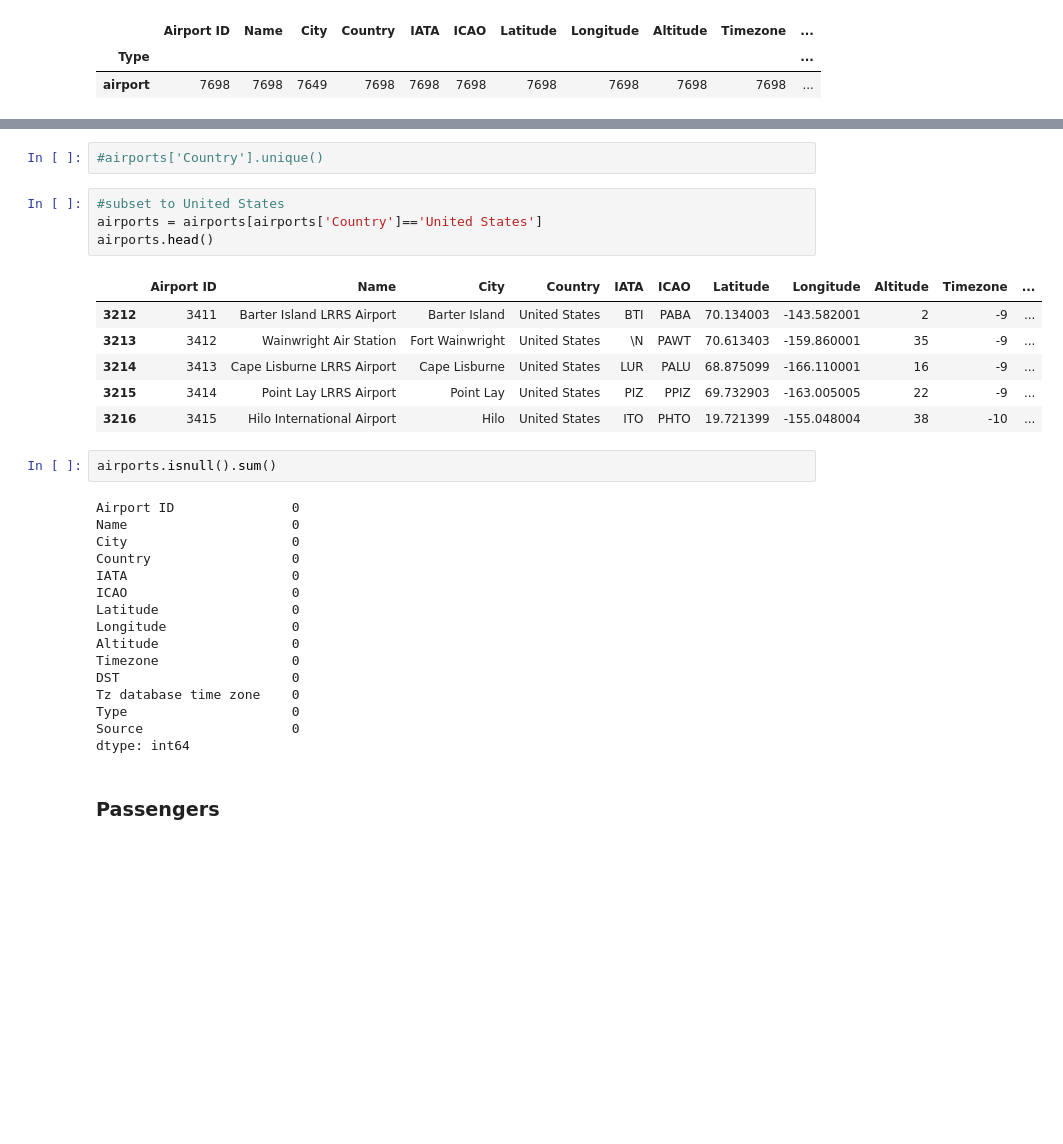
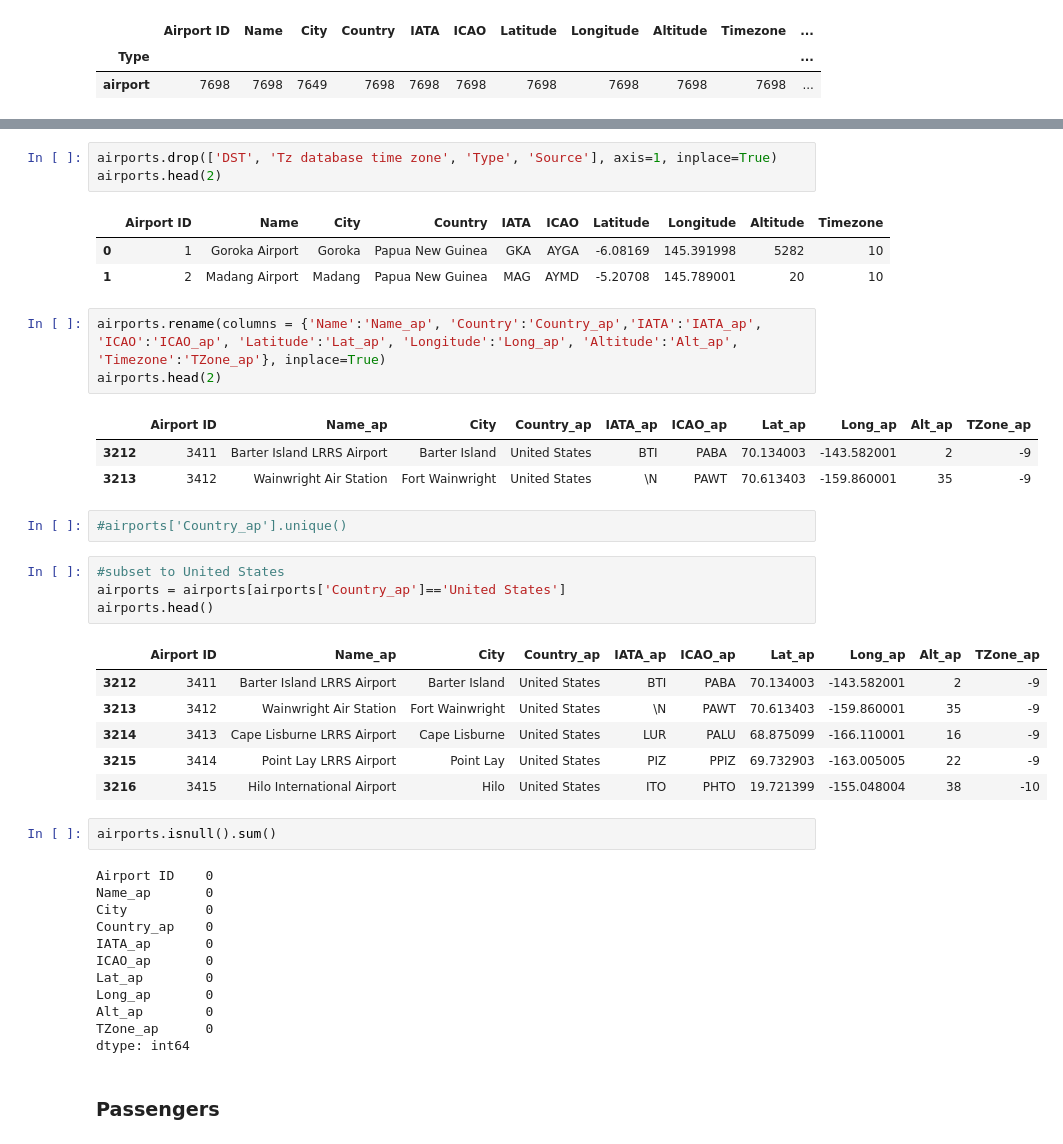
Before and after one commit to scottschriver/NSS_Capstone, a Jupyter notebook: Notebooks/Flight_delays.ipynb, the cells around one changed output, grey strips where cells are left out. Saved outputs shown, nothing was run; the diff lists cells and outputs as text; blank space fills up the shorter version.

```diff
--- a/Notebooks/Flight_delays.ipynb
+++ b/Notebooks/Flight_delays.ipynb
@@ -126,33 +143,43 @@ airports.groupby(['Type']).count()
+# %%
+airports.drop(['DST', 'Tz database time zone', 'Type', 'Source'], axis=1, inplace=True)
+airports.head(2)
+# %% [output]
+|  | Airport ID | Name | City | Country | IATA | ICAO | Latitude | Longitude | Altitude | Timezone |
+| 0 | 1 | Goroka Airport | Goroka | Papua New Guinea | GKA | AYGA | -6.08169 | 145.391998 | 5282 | 10 |
+| 1 | 2 | Madang Airport | Madang | Papua New Guinea | MAG | AYMD | -5.20708 | 145.789001 | 20 | 10 |
+# %%
+airports.rename(columns = {'Name':'Name_ap', 'Country':'Country_ap','IATA':'IATA_ap', 'ICAO':'ICAO_ap', 'Latitude':'Lat_ap', 'Longitude':'Long_ap', 'Altitude':'Alt_ap', 'Timezone':'TZone_ap'}, inplace=True)
+airports.head(2)
+# %% [output]
+|  | Airport ID | Name_ap | City | Country_ap | IATA_ap | ICAO_ap | Lat_ap | Long_ap | Alt_ap | TZone_ap |
+| 3212 | 3411 | Barter Island LRRS Airport | Barter Island | United States | BTI | PABA | 70.134003 | -143.582001 | 2 | -9 |
+| 3213 | 3412 | Wainwright Air Station | Fort Wainwright | United States | \N | PAWT | 70.613403 | -159.860001 | 35 | -9 |
 # %%
-#airports['Country'].unique()
+#airports['Country_ap'].unique()
 # %%
 #subset to United States
-airports = airports[airports['Country']=='United States']
+airports = airports[airports['Country_ap']=='United States']
 airports.head()
 # %% [output]
-|  | Airport ID | Name | City | Country | IATA | ICAO | Latitude | Longitude | Altitude | Timezone | ... |
-| 3212 | 3411 | Barter Island LRRS Airport | Barter Island | United States | BTI | PABA | 70.134003 | -143.582001 | 2 | -9 | ... |
-| 3213 | 3412 | Wainwright Air Station | Fort Wainwright | United States | \N | PAWT | 70.613403 | -159.860001 | 35 | -9 | ... |
-| 3214 | 3413 | Cape Lisburne LRRS Airport | Cape Lisburne | United States | LUR | PALU | 68.875099 | -166.110001 | 16 | -9 | ... |
-| 3215 | 3414 | Point Lay LRRS Airport | Point Lay | United States | PIZ | PPIZ | 69.732903 | -163.005005 | 22 | -9 | ... |
-| 3216 | 3415 | Hilo International Airport | Hilo | United States | ITO | PHTO | 19.721399 | -155.048004 | 38 | -10 | ... |
+|  | Airport ID | Name_ap | City | Country_ap | IATA_ap | ICAO_ap | Lat_ap | Long_ap | Alt_ap | TZone_ap |
+| 3212 | 3411 | Barter Island LRRS Airport | Barter Island | United States | BTI | PABA | 70.134003 | -143.582001 | 2 | -9 |
+| 3213 | 3412 | Wainwright Air Station | Fort Wainwright | United States | \N | PAWT | 70.613403 | -159.860001 | 35 | -9 |
+| 3214 | 3413 | Cape Lisburne LRRS Airport | Cape Lisburne | United States | LUR | PALU | 68.875099 | -166.110001 | 16 | -9 |
+| 3215 | 3414 | Point Lay LRRS Airport | Point Lay | United States | PIZ | PPIZ | 69.732903 | -163.005005 | 22 | -9 |
+| 3216 | 3415 | Hilo International Airport | Hilo | United States | ITO | PHTO | 19.721399 | -155.048004 | 38 | -10 |
 # %%
 airports.isnull().sum()
 # %% [output]
-Airport ID               0
-Name                     0
-City                     0
-Country                  0
-IATA                     0
-ICAO                     0
-Latitude                 0
-Longitude                0
-Altitude                 0
-Timezone                 0
-DST                      0
-Tz database time zone    0
-Type                     0
-Source                   0
+Airport ID    0
+Name_ap       0
+City          0
+Country_ap    0
+IATA_ap       0
+ICAO_ap       0
+Lat_ap        0
+Long_ap       0
+Alt_ap        0
+TZone_ap      0
 dtype: int64
 # %% [markdown]
 ### Passengers
```
Also changed, not shown: parts of 22 cells of this notebook.
